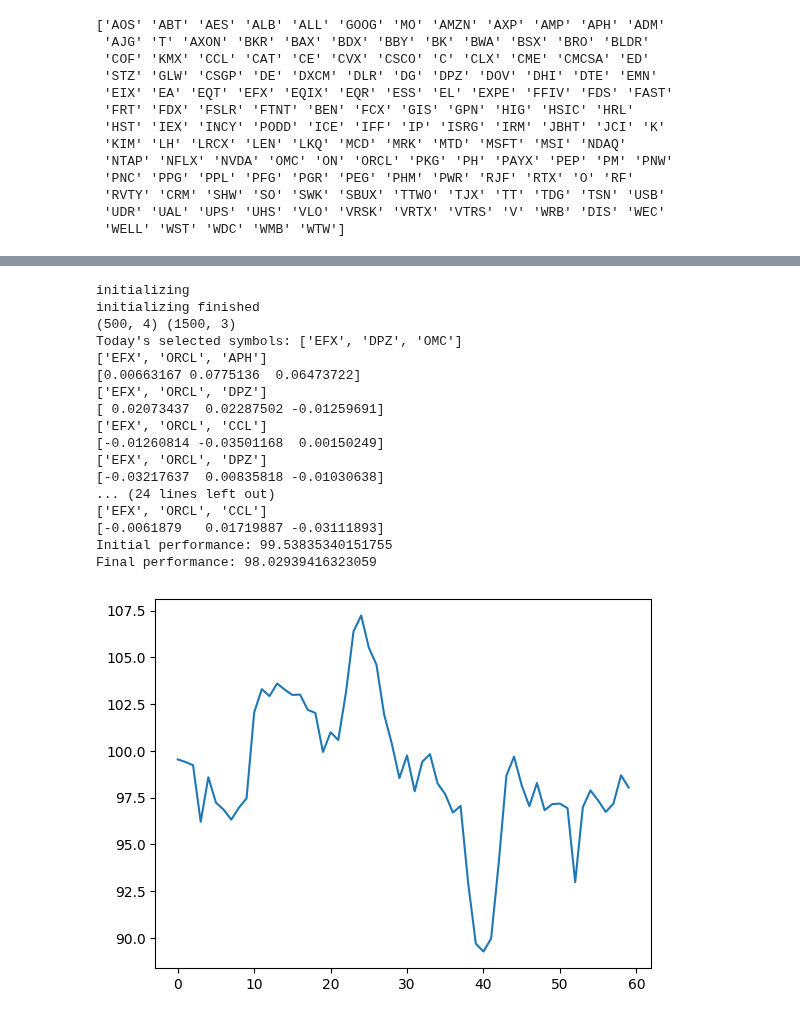
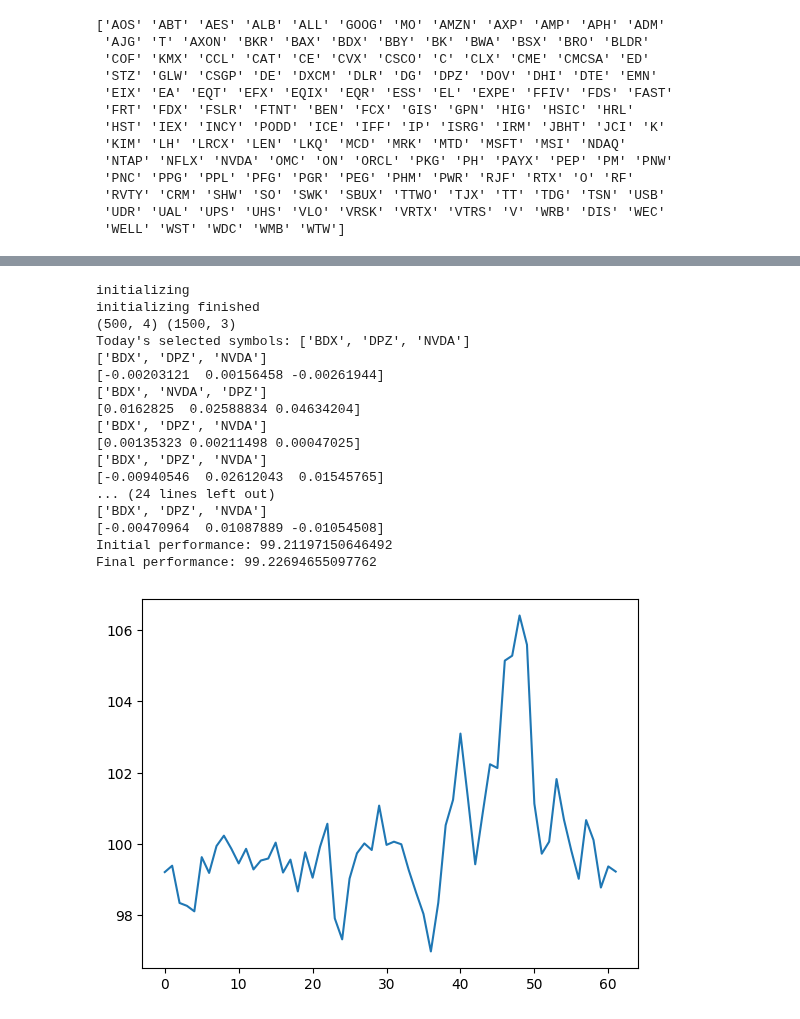
Before and after one commit to nickwilliamsdev/treetrader, a Jupyter notebook: tensorneat_ranknet.ipynb, the cells around one changed output, grey strips where cells are left out. Cells and saved outputs as stored; diff of their text form; code cells hidden in the pictures.

```diff
--- a/tensorneat_ranknet.ipynb
+++ b/tensorneat_ranknet.ipynb
@@ -474,35 +474,35 @@ Shape of RETURNS: (239, 147)
 # %%
 # for testing lasted genome from genomes checkpoints
 import numpy as np
 state = pipeline.setup()
-best_path = "./model_archive/tensorneat_checkpoints/champs_topk/100.npz"
+best_path = "./model_archive/tensorneat_checkpoints/champs_topk/50.npz"
 best_genome = np.load(best_path)
 nodes = best_genome['nodes']
 conns = best_genome['conns']
 nodes_j = jnp.array(nodes)
 conns_j = jnp.array(conns)
 print(nodes.shape, conns.shape)
 # show result
 pipeline.show(state, (nodes_j, conns_j))
 # %% [output]
 initializing
 initializing finished
 (500, 4) (1500, 3)
-Today's selected symbols: ['EFX', 'DPZ', 'OMC']
-['EFX', 'ORCL', 'APH']
-[0.00663167 0.0775136  0.06473722]
-['EFX', 'ORCL', 'DPZ']
-[ 0.02073437  0.02287502 -0.01259691]
-['EFX', 'ORCL', 'CCL']
-[-0.01260814 -0.03501168  0.00150249]
-['EFX', 'ORCL', 'DPZ']
-[-0.03217637  0.00835818 -0.01030638]
+Today's selected symbols: ['BDX', 'DPZ', 'NVDA']
+['BDX', 'DPZ', 'NVDA']
+[-0.00203121  0.00156458 -0.00261944]
+['BDX', 'NVDA', 'DPZ']
+[0.0162825  0.02588834 0.04634204]
+['BDX', 'DPZ', 'NVDA']
+[0.00135323 0.00211498 0.00047025]
+['BDX', 'DPZ', 'NVDA']
+[-0.00940546  0.02612043  0.01545765]
 ... (24 lines left out)
-['EFX', 'ORCL', 'CCL']
-[-0.0061879   0.01719887 -0.03111893]
-Initial performance: 99.53835340151755
-Final performance: 98.02939416323059
+['BDX', 'DPZ', 'NVDA']
+[-0.00470964  0.01087889 -0.01054508]
+Initial performance: 99.21197150646492
+Final performance: 99.22694655097762
-[figure, old version]
+[figure, new version]
 # %%
 import numpy as np
 topk_champs = os.listdir("./model_archive/tensorneat_checkpoints/champs_topk/")
```
Also changed, not shown: parts of 6 cells of this notebook, 3 other files.
